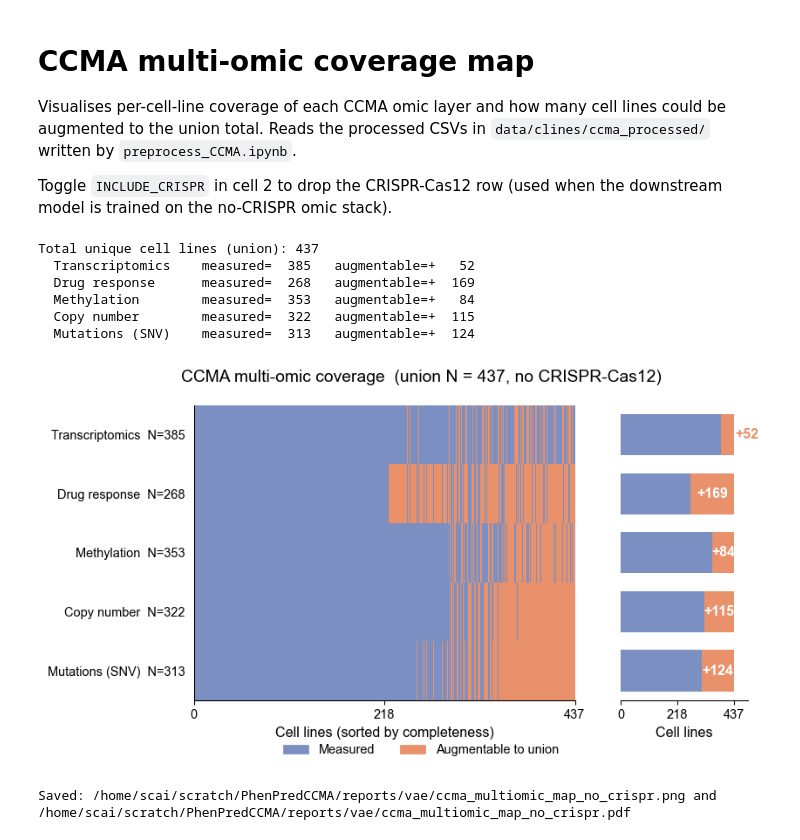
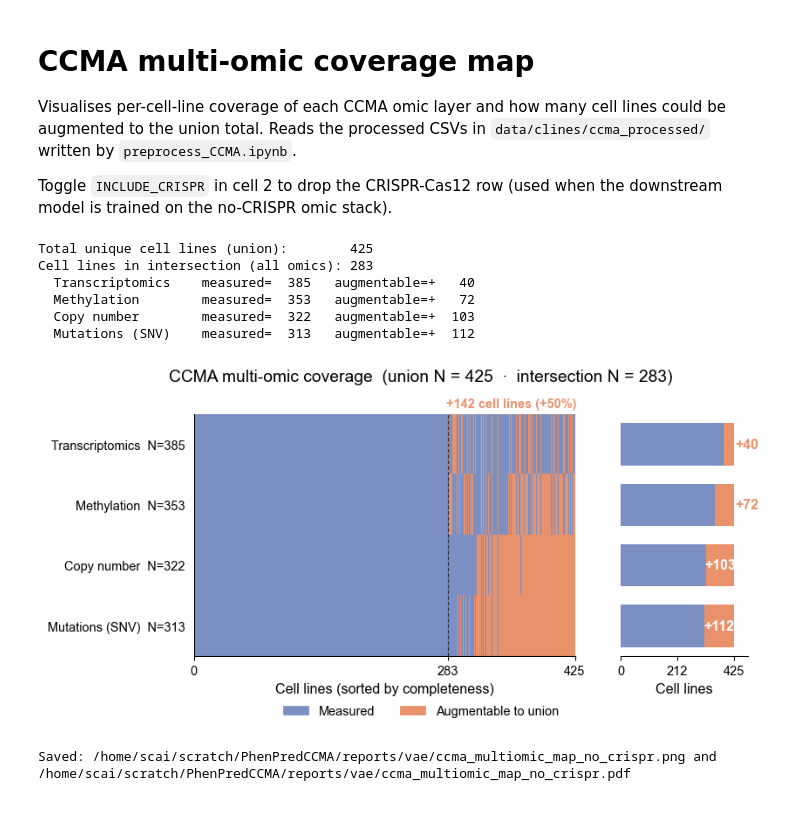
Before and after one commit to ZhaoxiangSimonCai/PhenPredCCMA, a Jupyter notebook: notebooks/ccma_multiomic_map.ipynb, the cells around one changed output. Saved outputs shown, nothing was run; the diff lists cells and outputs as text; code cells hidden in the pictures; blank space fills up the shorter version.

Commit message:
Refactor CCMA multi-omic coverage map notebook for improved structure and clarity
- Reorganized the Jupyter notebook to enhance readability and maintainability.
- Updated the markdown cell to clarify the purpose and functionality of the notebook.
- Adjusted code cells for better formatting and execution flow, ensuring consistent output handling.
- Retained the functionality to toggle CRISPR inclusion for flexible analysis of omic layers.

```diff
--- a/notebooks/ccma_multiomic_map.ipynb
+++ b/notebooks/ccma_multiomic_map.ipynb
@@ -36,6 +36,7 @@ omic_files = {
 }
 if not INCLUDE_CRISPR:
     omic_files.pop('CRISPR-Cas12', None)
+    omic_files.pop("Drug response", None)
 
 omic_sample_ids = {}
 for omic, (path, layout) in omic_files.items():
@@ -54,18 +55,20 @@ if not omic_sample_ids:
 
 all_samples = sorted(set.union(*omic_sample_ids.values()))
 N_total = len(all_samples)
+N_intersection = len(set.intersection(*omic_sample_ids.values()))
 sample_idx = {s: i for i, s in enumerate(all_samples)}
 
-print(f'Total unique cell lines (union): {N_total:,}')
+print(f'Total unique cell lines (union):        {N_total:,}')
+print(f'Cell lines in intersection (all omics): {N_intersection:,}')
 for omic, ids in omic_sample_ids.items():
     print(f'  {omic:<18s} measured={len(ids):>5,d}   augmentable=+{N_total - len(ids):>5,d}')
 # %% [output]
-Total unique cell lines (union): 437
-  Transcriptomics    measured=  385   augmentable=+   52
-  Drug response      measured=  268   augmentable=+  169
-  Methylation        measured=  353   augmentable=+   84
-  Copy number        measured=  322   augmentable=+  115
-  Mutations (SNV)    measured=  313   augmentable=+  124
+Total unique cell lines (union):        425
+Cell lines in intersection (all omics): 283
+  Transcriptomics    measured=  385   augmentable=+   40
+  Methylation        measured=  353   augmentable=+   72
+  Copy number        measured=  322   augmentable=+  103
+  Mutations (SNV)    measured=  313   augmentable=+  112
 # %%
 # ── Build presence matrix and sort samples by completeness ─────────────
 omic_names = list(omic_sample_ids.keys())
@@ -109,12 +112,44 @@ ax_rug.imshow(
     extent=[0, N_total, n_omics - 0.5, -0.5],
     interpolation='nearest',
 )
+n_intersection = int((completeness == n_omics).sum())
+
 ax_rug.set_yticks(np.arange(n_omics))
 ax_rug.set_yticklabels(omic_labels)
-ax_rug.set_xticks([0, N_total // 2, N_total])
+rug_xticks = sorted({0, n_intersection, N_total})
+ax_rug.set_xticks(rug_xticks)
 ax_rug.set_xlabel('Cell lines (sorted by completeness)')
 ax_rug.spines[['top', 'right']].set_visible(False)
 ax_rug.tick_params(left=False)
+
+if n_intersection > 0:
+    ax_rug.axvline(n_intersection, color='black', lw=0.8, ls='--', alpha=0.7)
+
+# Highlight the gain from intersection -> union as a bracketed annotation
+# above the rug.
+if 0 < n_intersection < N_total:
+    n_added = N_total - n_intersection
+    pct_increase = n_added / n_intersection * 100
+    frac_lo = n_intersection / N_total
+    y_anno = 1.04
+    ax_rug.annotate(
+        '',
+        xy=(1.0, y_anno), xytext=(frac_lo, y_anno),
+        xycoords='axes fraction', textcoords='axes fraction',
+        arrowprops=dict(arrowstyle='|-|, widthA=0.5, widthB=0.5', color=CLR_AUGMENT, lw=1.0),
+        annotation_clip=False,
+    )
+    ax_rug.text(
+        (frac_lo + 1.0) / 2, y_anno,
+        f'+{n_added:,} cell lines (+{pct_increase:.0f}%)',
+        transform=ax_rug.transAxes,
+        ha='center', va='center',
+        fontsize=plt.rcParams['font.size'] - 1,
+        color=CLR_AUGMENT,
+        fontweight='bold',
+        bbox=dict(boxstyle='round,pad=0.25', facecolor='white', edgecolor='none'),
+        clip_on=False,
+    )
 
 # Right: stacked bar — measured then augmentable.
 bar_h = 0.7
@@ -138,35 +173,38 @@ for i in range(n_omics):
                 f'+{int(n_augment[i]):,}',
                 ha='left', va='center',
                 color=CLR_AUGMENT, fontweight='bold',
             )
 
 ax_bar.set_xlim(0, bar_xmax)
 ax_bar.set_ylim(n_omics - 0.5, -0.5)
 ax_bar.set_yticks([])
 ax_bar.set_xticks([0, N_total // 2, N_total])
 ax_bar.set_xlabel('Cell lines')
 ax_bar.spines[['top', 'right', 'left']].set_visible(False)
 
 crispr_tag = 'with CRISPR-Cas12' if INCLUDE_CRISPR else 'no CRISPR-Cas12'
-fig.suptitle(f'CCMA multi-omic coverage  (union N = {N_total:,}, {crispr_tag})', y=0.99)
+fig.suptitle(
+    f'CCMA multi-omic coverage  (union N = {N_total:,}  ·  intersection N = {n_intersection:,})',
+    y=0.99,
+)
 
 fig.legend(
     handles=[
         mpatches.Patch(color=CLR_MEASURED, label='Measured'),
         mpatches.Patch(color=CLR_AUGMENT,  label='Augmentable to union'),
     ],
     loc='lower center',
     ncol=2,
-    bbox_to_anchor=(0.5, -0.01),
+    bbox_to_anchor=(0.5, -0.05),
 )
 
-fig.subplots_adjust(left=0.18, right=0.96, top=0.90, bottom=0.16)
+fig.subplots_adjust(left=0.18, right=0.96, top=0.86, bottom=0.16)
 
 suffix = 'with_crispr' if INCLUDE_CRISPR else 'no_crispr'
 out_path = FIG_DIR / f'ccma_multiomic_map_{suffix}'
 save_figure(fig, out_path, close=False)
 plt.show()
 print(f'Saved: {out_path}.png and {out_path}.pdf')
 # %% [output]
-[figure, old version]
+[figure, new version]
 Saved: /home/scai/scratch/PhenPredCCMA/reports/vae/ccma_multiomic_map_no_crispr.png and /home/scai/scratch/PhenPredCCMA/reports/vae/ccma_multiomic_map_no_crispr.pdf
```
